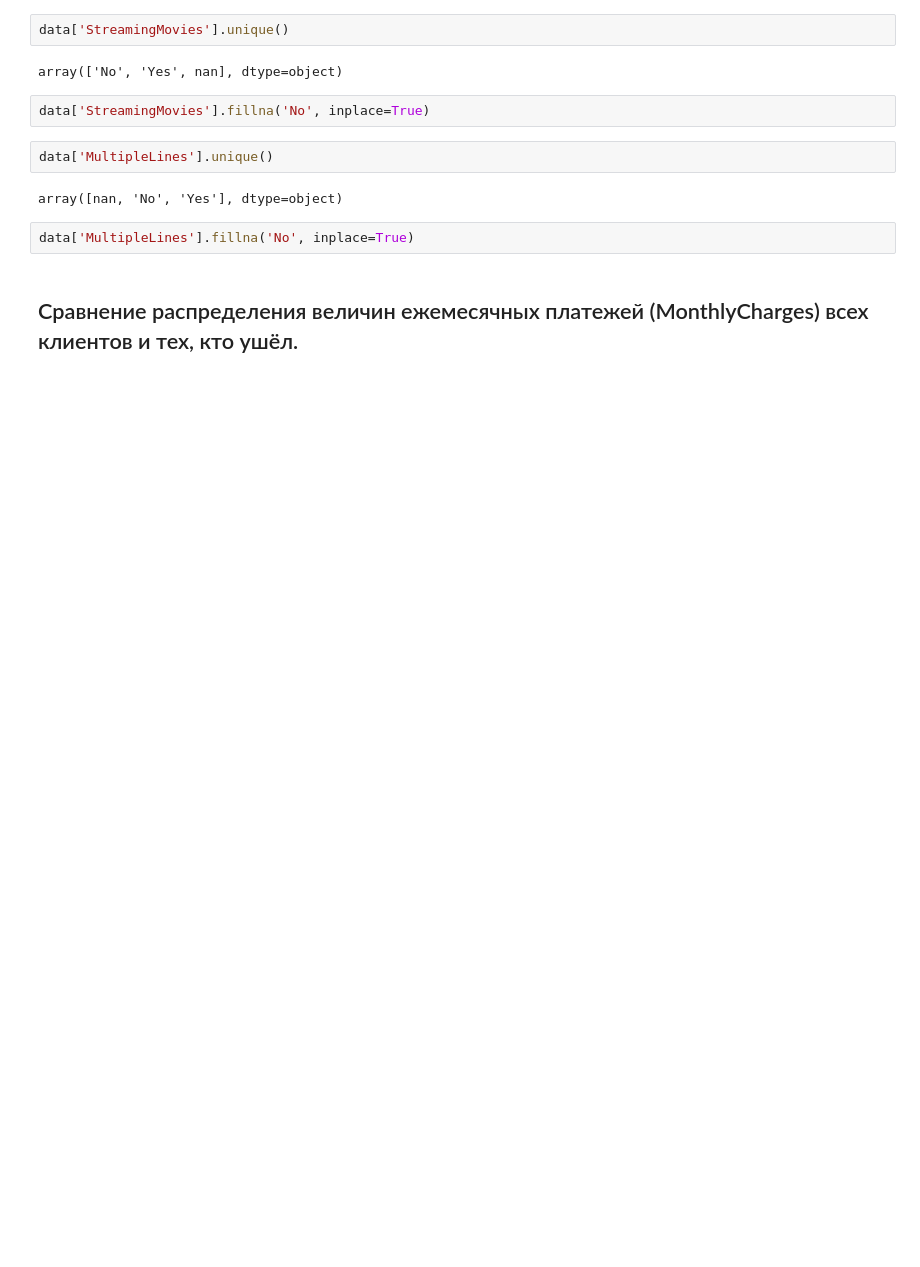
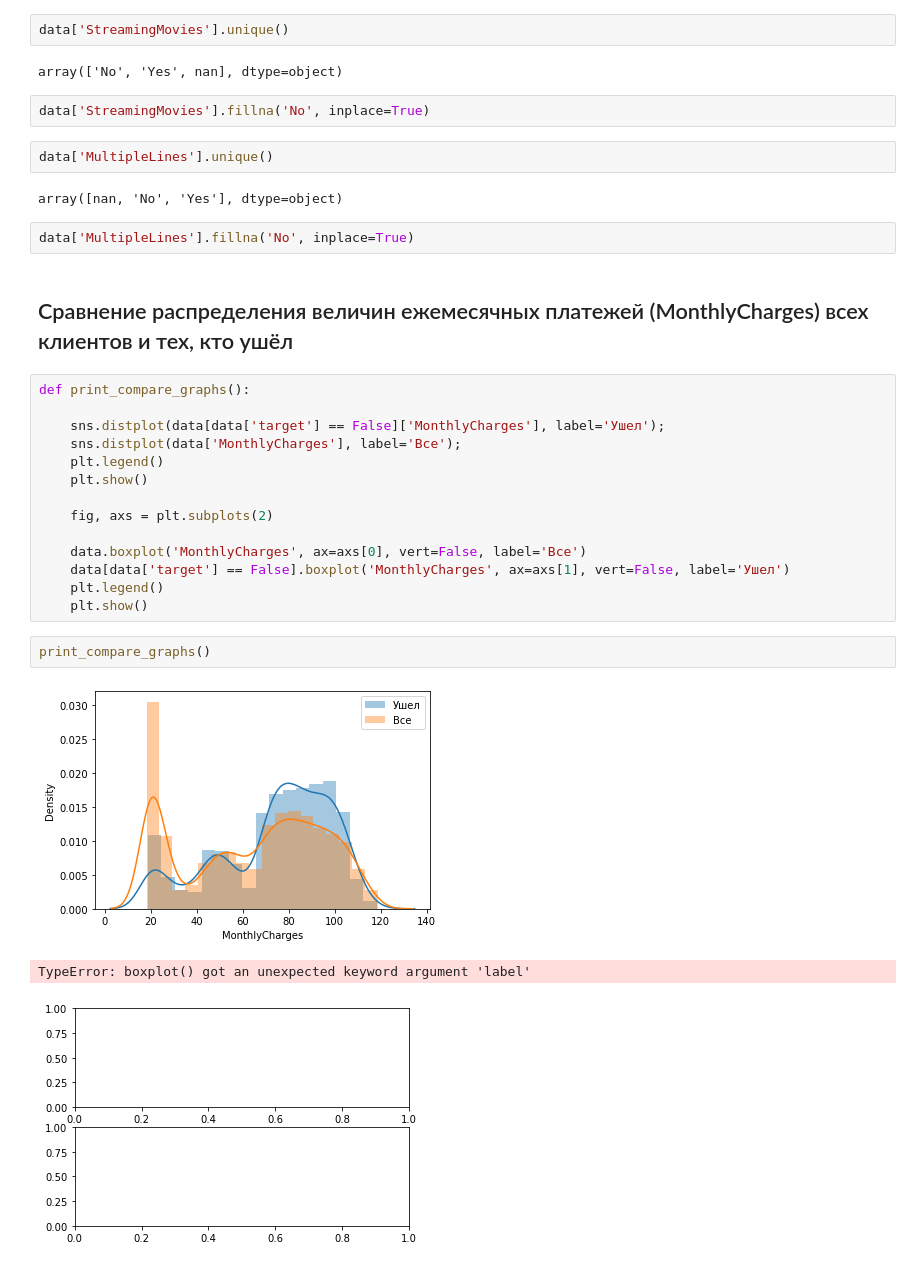
Before and after one commit to Chularev/study_cv, a Jupyter notebook: addition_task.ipynb, the cells around one changed output. Saved outputs shown, nothing was run; the diff lists cells and outputs as text; blank space fills up the shorter version.

```diff
--- a/addition_task.ipynb
+++ b/addition_task.ipynb
@@ -732,4 +732,24 @@ array([nan, 'No', 'Yes'], dtype=object)
 # %%
 data['MultipleLines'].fillna('No', inplace=True)
 # %% [markdown]
-## Сравнение распределения величин ежемесячных платежей (MonthlyCharges) всех клиентов и тех, кто ушёл.
+## Сравнение распределения величин ежемесячных платежей (MonthlyCharges) всех клиентов и тех, кто ушёл
+# %%
+def print_compare_graphs():
+
+    sns.distplot(data[data['target'] == False]['MonthlyCharges'], label='Ушел');
+    sns.distplot(data['MonthlyCharges'], label='Все');
+    plt.legend()
+    plt.show()
+
+    fig, axs = plt.subplots(2)
+
+    data.boxplot('MonthlyCharges', ax=axs[0], vert=False, label='Все')
+    data[data['target'] == False].boxplot('MonthlyCharges', ax=axs[1], vert=False, label='Ушел')
+    plt.legend()
+    plt.show()
+# %%
+print_compare_graphs()
+# %% [output]
+[figure, added]
+TypeError: boxplot() got an unexpected keyword argument 'label'
+[figure, added]
```
Also changed, not shown: parts of 1 cell of this notebook.
